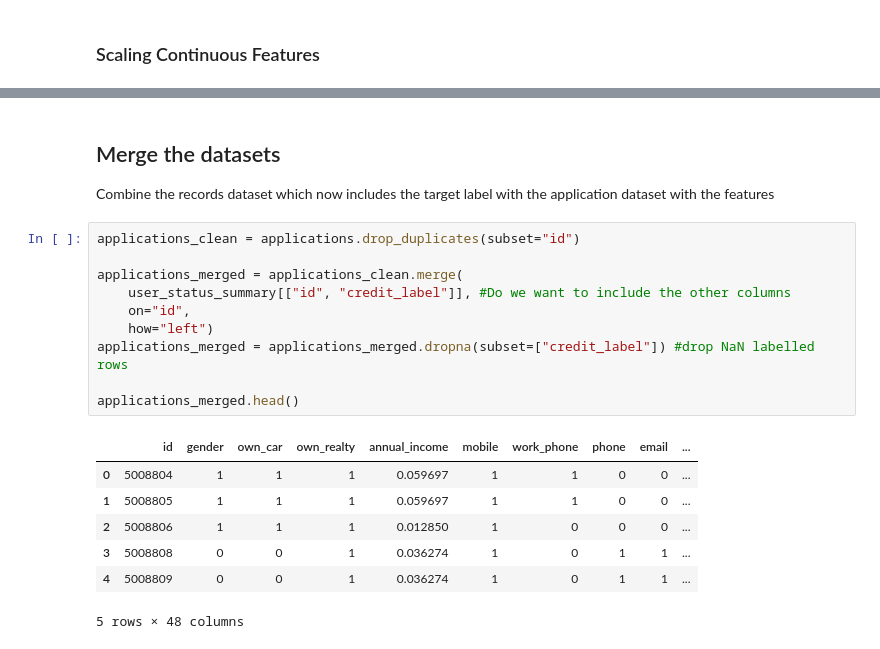
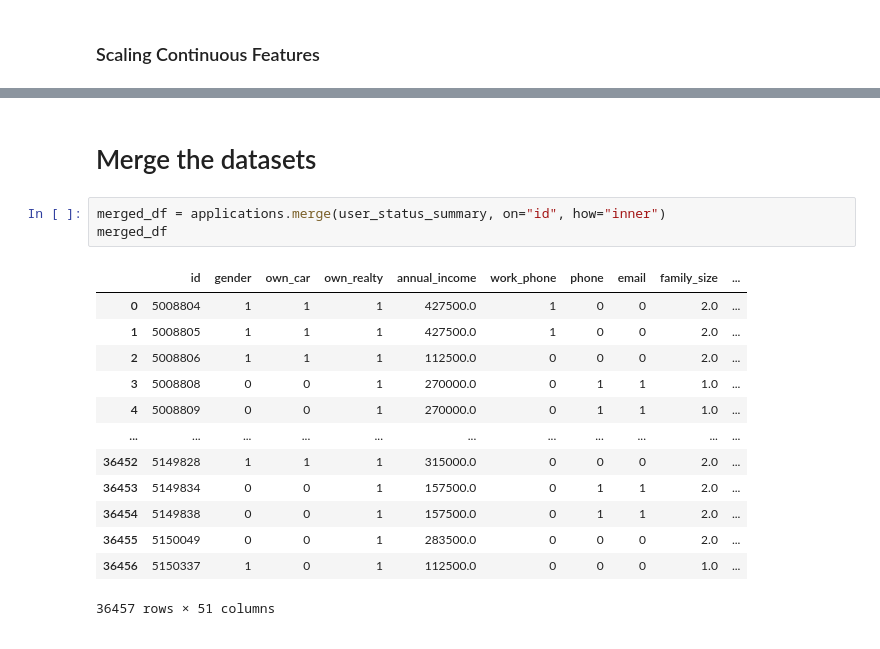
Before and after one commit to ashleytoh/cs3244-project-group-23, a Jupyter notebook: EDA/EDA.ipynb, the cells around one changed output, grey strips where cells are left out. Cells and saved outputs as stored; diff of their text form.

```diff
--- a/EDA/EDA.ipynb
+++ b/EDA/EDA.ipynb
@@ -228,21 +165,19 @@ Number of 'bad' credit labels: 41384
-# %% [markdown]
-## Merge the datasets
-Combine the records dataset which now includes the target label with the application dataset with the features
-# %%
-applications_clean = applications.drop_duplicates(subset="id")
-
-applications_merged = applications_clean.merge(
-    user_status_summary[["id", "credit_label"]], #Do we want to include the other columns
-    on="id",
-    how="left")
-applications_merged = applications_merged.dropna(subset=["credit_label"]) #drop NaN labelled rows
-
-applications_merged.head()
-# %% [output]
-|  | id | gender | own_car | own_realty | annual_income | mobile | work_phone | phone | email | ... |
-| 0 | 5008804 | 1 | 1 | 1 | 0.059697 | 1 | 1 | 0 | 0 | ... |
-| 1 | 5008805 | 1 | 1 | 1 | 0.059697 | 1 | 1 | 0 | 0 | ... |
-| 2 | 5008806 | 1 | 1 | 1 | 0.012850 | 1 | 0 | 0 | 0 | ... |
-| 3 | 5008808 | 0 | 0 | 1 | 0.036274 | 1 | 0 | 1 | 1 | ... |
-| 4 | 5008809 | 0 | 0 | 1 | 0.036274 | 1 | 0 | 1 | 1 | ... |
-5 rows × 48 columns
+# %% [markdown]
+# Merge the datasets
+# %%
+merged_df = applications.merge(user_status_summary, on="id", how="inner")
+merged_df
+# %% [output]
+|  | id | gender | own_car | own_realty | annual_income | work_phone | phone | email | family_size | ... |
+| 0 | 5008804 | 1 | 1 | 1 | 427500.0 | 1 | 0 | 0 | 2.0 | ... |
+| 1 | 5008805 | 1 | 1 | 1 | 427500.0 | 1 | 0 | 0 | 2.0 | ... |
+| 2 | 5008806 | 1 | 1 | 1 | 112500.0 | 0 | 0 | 0 | 2.0 | ... |
+| 3 | 5008808 | 0 | 0 | 1 | 270000.0 | 0 | 1 | 1 | 1.0 | ... |
+| 4 | 5008809 | 0 | 0 | 1 | 270000.0 | 0 | 1 | 1 | 1.0 | ... |
+| ... | ... | ... | ... | ... | ... | ... | ... | ... | ... | ... |
+| 36452 | 5149828 | 1 | 1 | 1 | 315000.0 | 0 | 0 | 0 | 2.0 | ... |
+| 36453 | 5149834 | 0 | 0 | 1 | 157500.0 | 0 | 1 | 1 | 2.0 | ... |
+| 36454 | 5149838 | 0 | 0 | 1 | 157500.0 | 0 | 1 | 1 | 2.0 | ... |
+| 36455 | 5150049 | 0 | 0 | 1 | 283500.0 | 0 | 0 | 0 | 2.0 | ... |
+| 36456 | 5150337 | 1 | 0 | 1 | 112500.0 | 0 | 0 | 0 | 1.0 | ... |
+36457 rows × 51 columns
```
Also changed, not shown: parts of 16 cells of this notebook, 2 other files.
